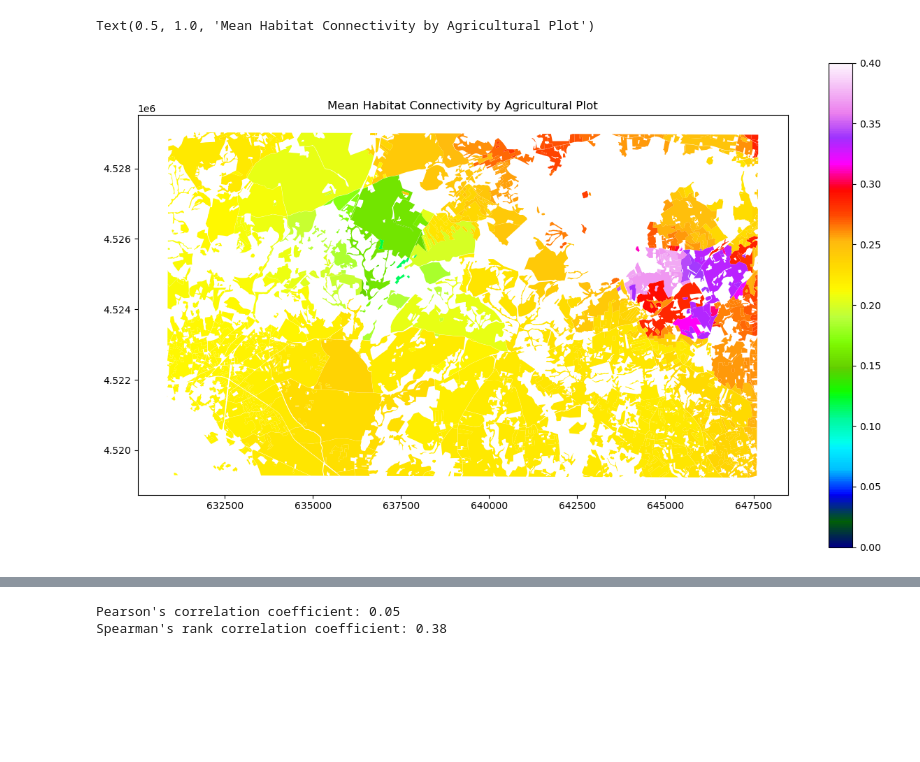
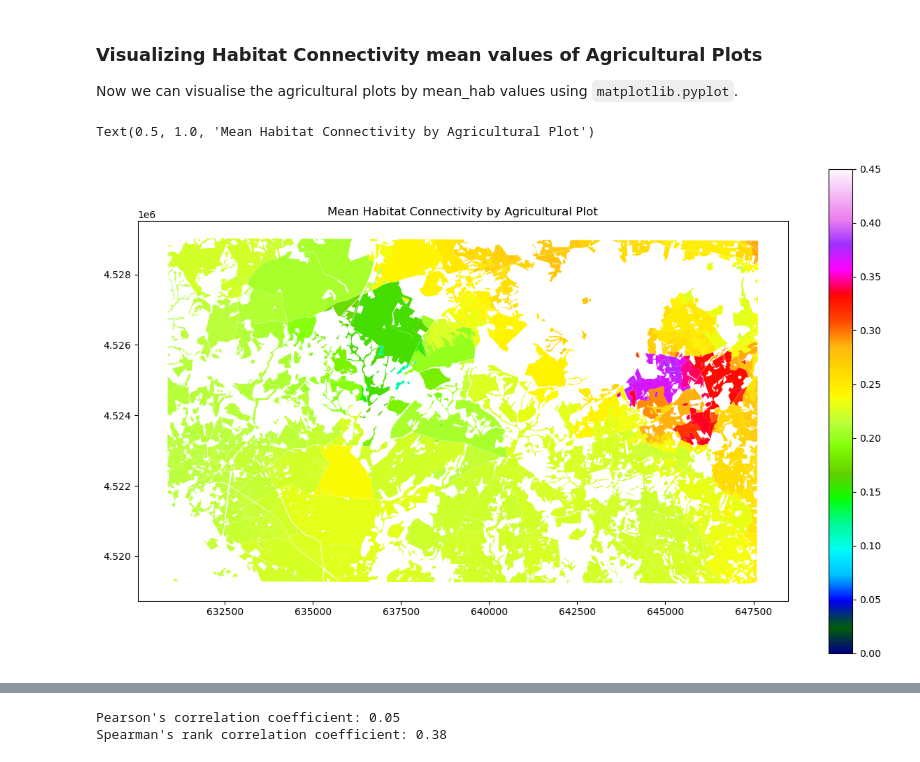
Before and after one commit to Mavisan6/Assignment, a Jupyter notebook: ScriptP3.ipynb, the cells around one changed output, grey strips where cells are left out. Cells and saved outputs as stored; diff of their text form; code cells hidden in the pictures; blank space fills up the shorter version.

```diff
--- a/ScriptP3.ipynb
+++ b/ScriptP3.ipynb
@@ -100,10 +116,10 @@ plt.show()
 # %%
 # Open the raster file which contains the habitat connectivity calculation with rasterio
-hab_con_path = 'Data_files/clipped_habcon.tif'
+hab_con_path = 'Data_files/Output_files/clipped_habcon.tif'
 hab_con = rio.open(hab_con_path)
 
 # Load the join shapefile
-lastjoin_path = "Data_files/ZonalStatsNDVI_Polygons.geojson"
+lastjoin_path = "Data_files/Output_files/ZonalStatsNDVI_Polygons.geojson"
 lastjoin = gpd.read_file(lastjoin_path)
 
 # Define the parameters to calculate the zonal stats
@@ -119,4 +135,8 @@ suffixes = "_hab"
 lastjoin = lastjoin.join(hab_con_frame.add_suffix(suffixes))
 
 # Save the file
-lastjoin.to_file("Data_files/ZonalStatsNDVI_habitatconnectivity.geojson", driver='GeoJSON')
+lastjoin.to_file("Data_files/Output_files/ZonalStatsNDVI_habitatconnectivity.geojson", driver='GeoJSON')
+
+lastjoin_path = "Data_files/Output_files/ZonalStatsNDVI_habitatconnectivity.geojson"
+lastjoin = gpd.read_file(lastjoin_path)
+lastjoin.head()
@@ -135,9 +151,11 @@ lastjoin.head()
+# %% [markdown]
+### Visualizing Habitat Connectivity mean values of Agricultural Plots
+Now we can visualise the agricultural plots by mean_hab values using `matplotlib.pyplot`.
 # %%
-# Now, we can visualise the agricultural plots by mean habitat connectivity values
 meanmap = lastjoin.plot(column='mean_hab', cmap =
-                                'gist_ncar', vmin=0, vmax=0.4, figsize=(15,9), legend =
+                                'gist_ncar', vmin=0, vmax=0.45, figsize=(15,9), legend =
                                   True);
 plt.title("Mean Habitat Connectivity by Agricultural Plot")
 # %% [output]
 Text(0.5, 1.0, 'Mean Habitat Connectivity by Agricultural Plot')
-[figure, old version]
+[figure, new version]
```
Also changed, not shown: parts of 33 cells of this notebook, 2 other files.
